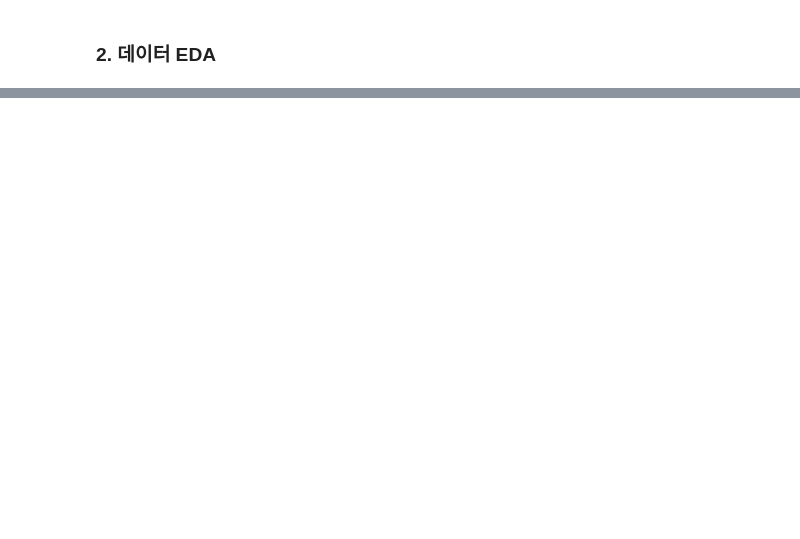
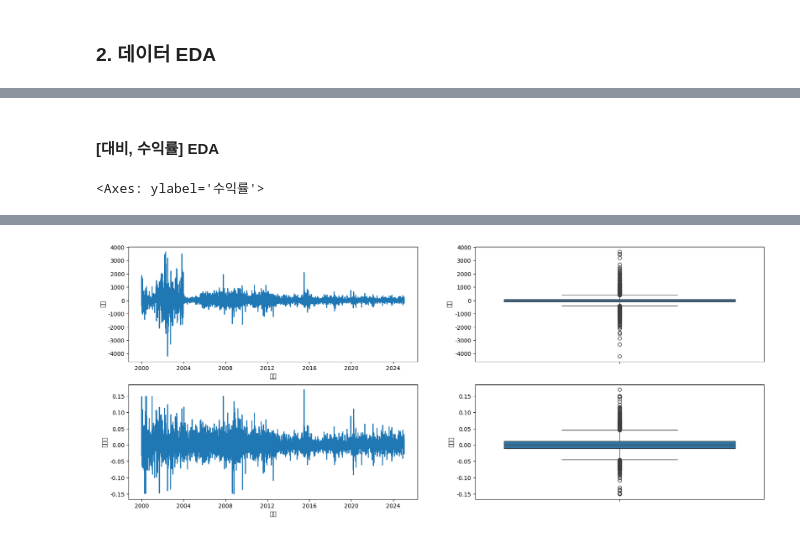
Before and after one commit to jwshin0908/Algorithm, a Jupyter notebook: KOREANRE_DT.ipynb, the cells around one changed output, grey strips where cells are left out. Drawn from its saved outputs; the diff is of its cells as text; code cells hidden in the pictures; blank space fills up the shorter version.

```diff
--- a/KOREANRE_DT.ipynb
+++ b/KOREANRE_DT.ipynb
@@ -226,0 +261,22 @@ df.head()
+# %% [markdown]
+#### [대비, 수익률] EDA
+# %%
+plt.figure(figsize=(20,8))
+
+# 대비 lineplot
+plt.subplot(2,2,1)
+sns.lineplot(data=df, x='일자',y='대비')
+
+# 대비 boxplot
+plt.subplot(2,2,2)
+sns.boxplot(df['대비'])
+
+# 수익률 lineplot
+plt.subplot(2,2,3)
+sns.lineplot(data=df, x='일자',y='수익률')
+
+# 수익률 boxplot
+plt.subplot(2,2,4)
+sns.boxplot(df['수익률'])
+# %% [output]
+<Axes: ylabel='수익률'>
@@ -226,0 +300 @@ df.head()
+[figure, added]
```
Also changed, not shown: parts of 10 cells of this notebook.
